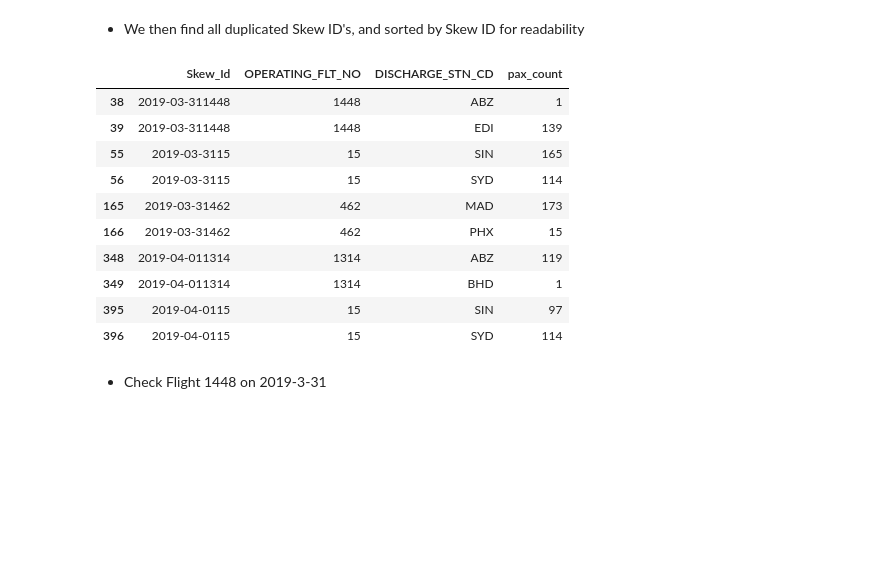
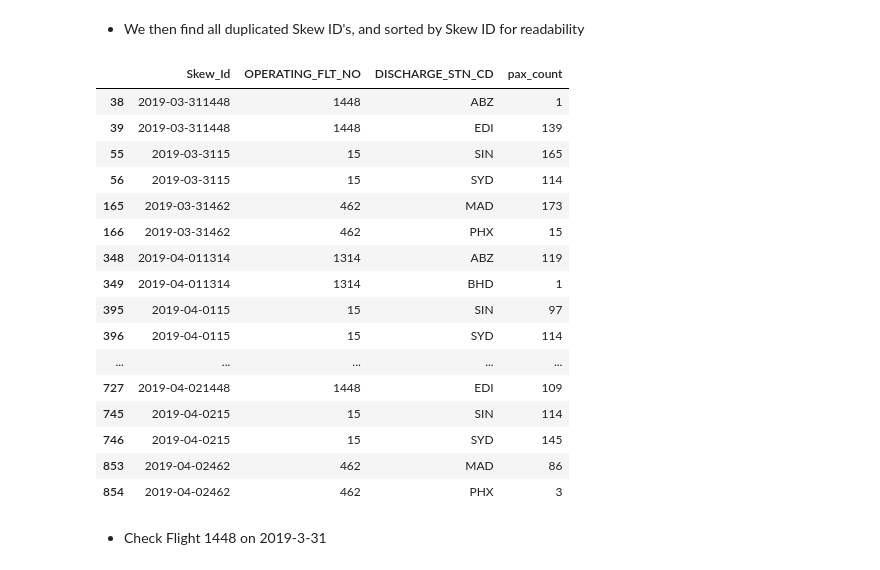
Before and after one commit to IanMaHKG-BA/Hackathon_Team_1, a Jupyter notebook: Ian's_Data_Discovery.ipynb, the cells around one changed output. Drawn from its saved outputs; the diff is of its cells as text; code cells hidden in the pictures; blank space fills up the shorter version.

```diff
--- a/Ian's_Data_Discovery.ipynb
+++ b/Ian's_Data_Discovery.ipynb
@@ -125,21 +127,27 @@ df_lounge_by_skew.head(5)
 # %%
 duplicated_flag = df_lounge_by_skew.duplicated('Skew_Id',keep = False)
 
 df_lounge_by_skew_duplicated = df_lounge_by_skew[duplicated_flag].sort_values(['Skew_Id','OPERATING_FLT_NO'])
 
-df_lounge_by_skew_duplicated.head(10)
+df_lounge_by_skew_duplicated.head(20)
 # %% [output]
 |  | Skew_Id | OPERATING_FLT_NO | DISCHARGE_STN_CD | pax_count |
 | 38 | 2019-03-311448 | 1448 | ABZ | 1 |
 | 39 | 2019-03-311448 | 1448 | EDI | 139 |
 | 55 | 2019-03-3115 | 15 | SIN | 165 |
 | 56 | 2019-03-3115 | 15 | SYD | 114 |
 | 165 | 2019-03-31462 | 462 | MAD | 173 |
 | 166 | 2019-03-31462 | 462 | PHX | 15 |
 | 348 | 2019-04-011314 | 1314 | ABZ | 119 |
 | 349 | 2019-04-011314 | 1314 | BHD | 1 |
 | 395 | 2019-04-0115 | 15 | SIN | 97 |
 | 396 | 2019-04-0115 | 15 | SYD | 114 |
+| ... | ... | ... | ... | ... |
+| 727 | 2019-04-021448 | 1448 | EDI | 109 |
+| 745 | 2019-04-0215 | 15 | SIN | 114 |
+| 746 | 2019-04-0215 | 15 | SYD | 145 |
+| 853 | 2019-04-02462 | 462 | MAD | 86 |
+| 854 | 2019-04-02462 | 462 | PHX | 3 |
 # %% [markdown]
 - Check Flight 1448 on 2019-3-31
 # %%
```
Also changed, not shown: parts of 9 cells of this notebook.
